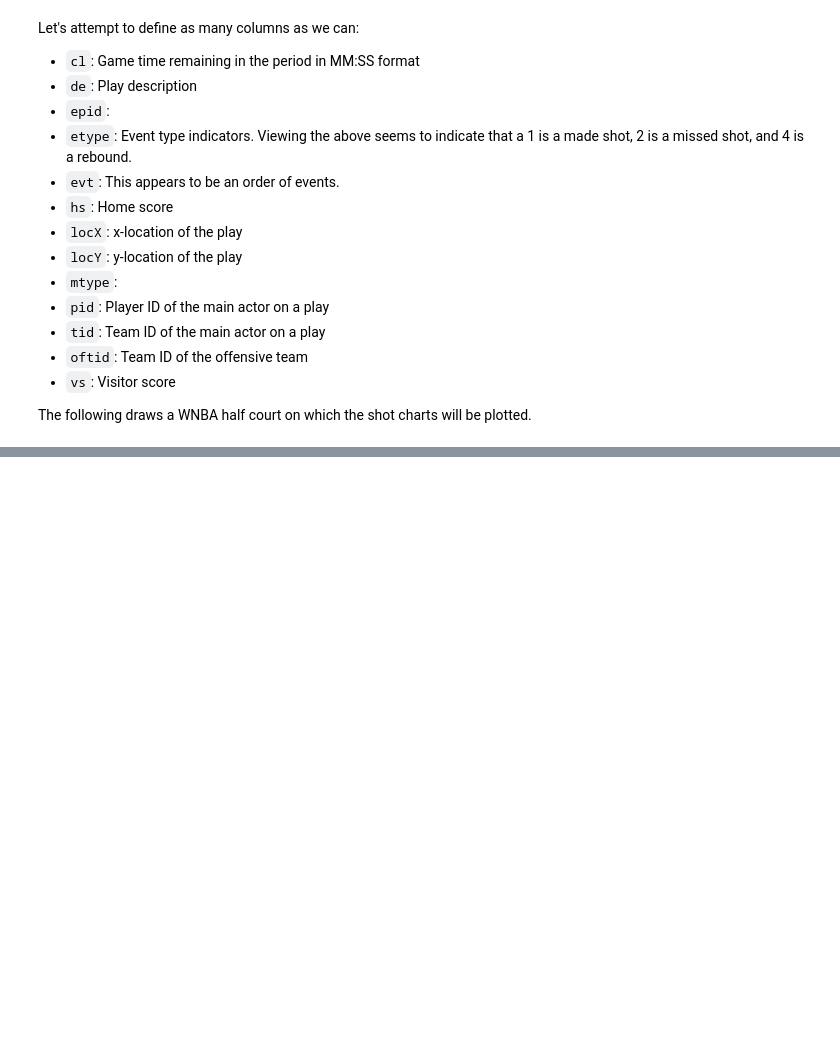
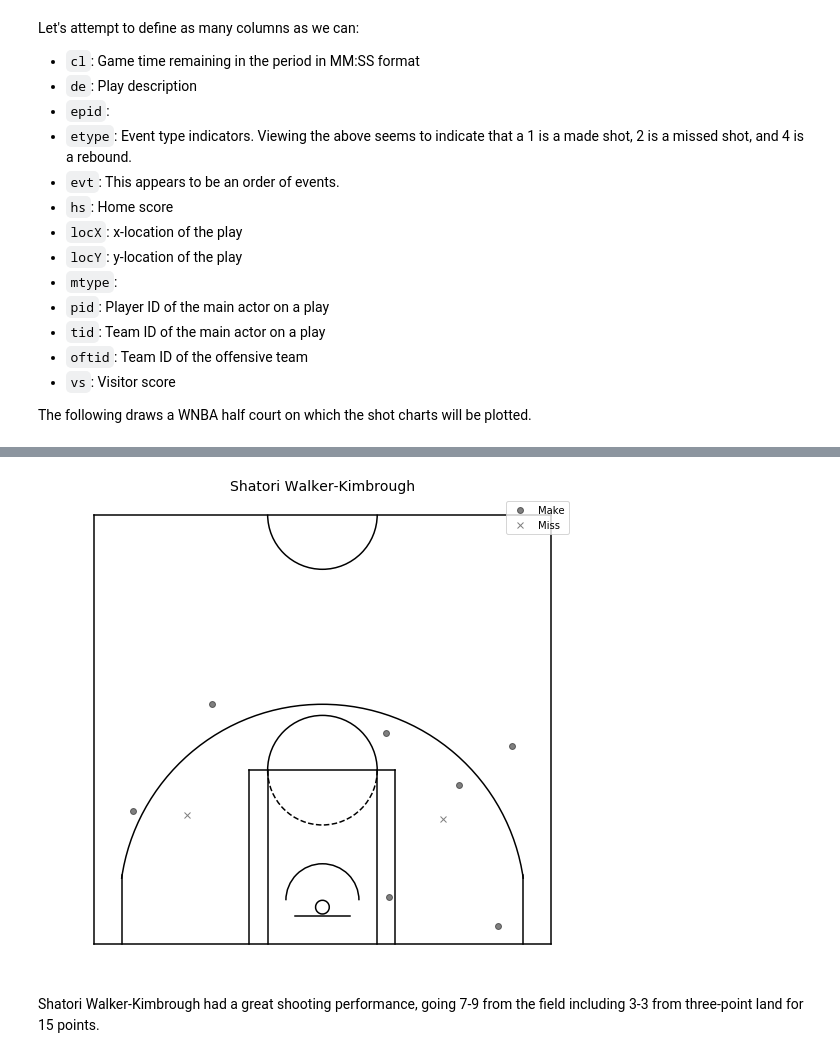
Before and after one commit to basketballrelativity/location_data, a Jupyter notebook: wnba_location_charts.ipynb, the cells around one changed output, grey strips where cells are left out. Saved outputs shown, nothing was run; the diff lists cells and outputs as text; code cells hidden in the pictures; blank space fills up the shorter version.

```diff
--- a/wnba_location_charts.ipynb
+++ b/wnba_location_charts.ipynb
@@ -77,0 +173,6 @@ The following draws a WNBA half court on which the shot charts will be plotted.
+# %%
+plot_shot(shot_df, 'player', 1628278)
+# %% [output]
+[figure, added]
+# %% [markdown]
+Shatori Walker-Kimbrough had a great shooting performance, going 7-9 from the field including 3-3 from three-point land for 15 points.
```
Also changed, not shown: parts of 5 cells of this notebook, 2 other files.
